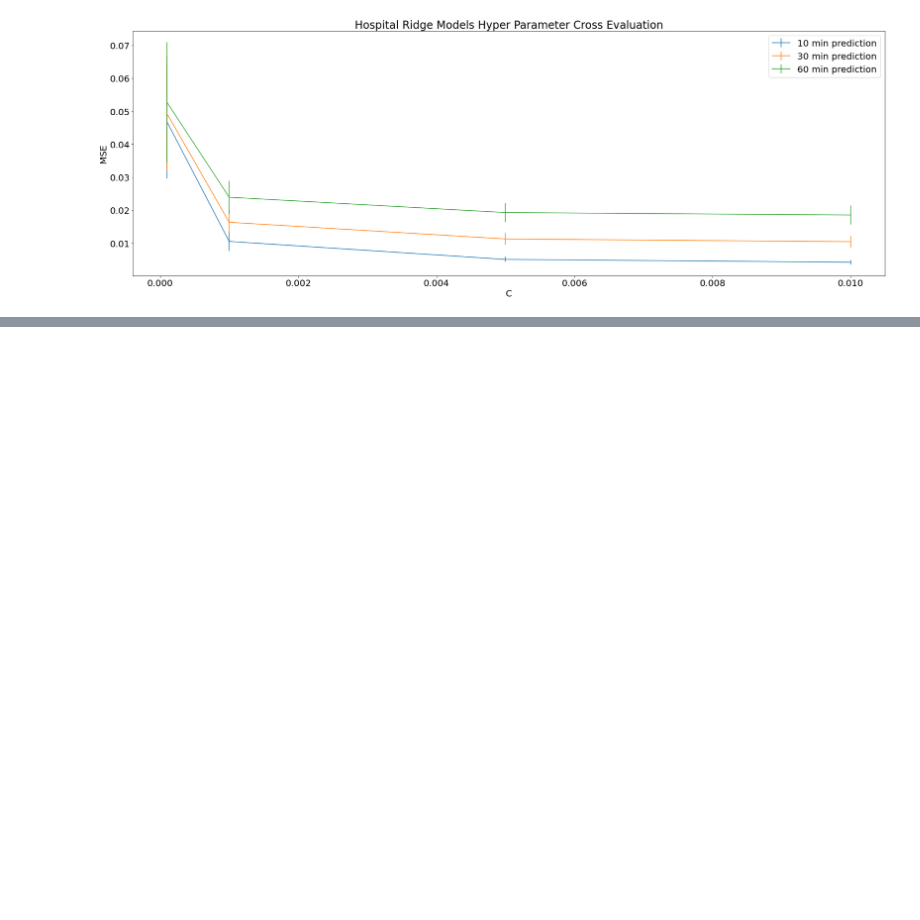
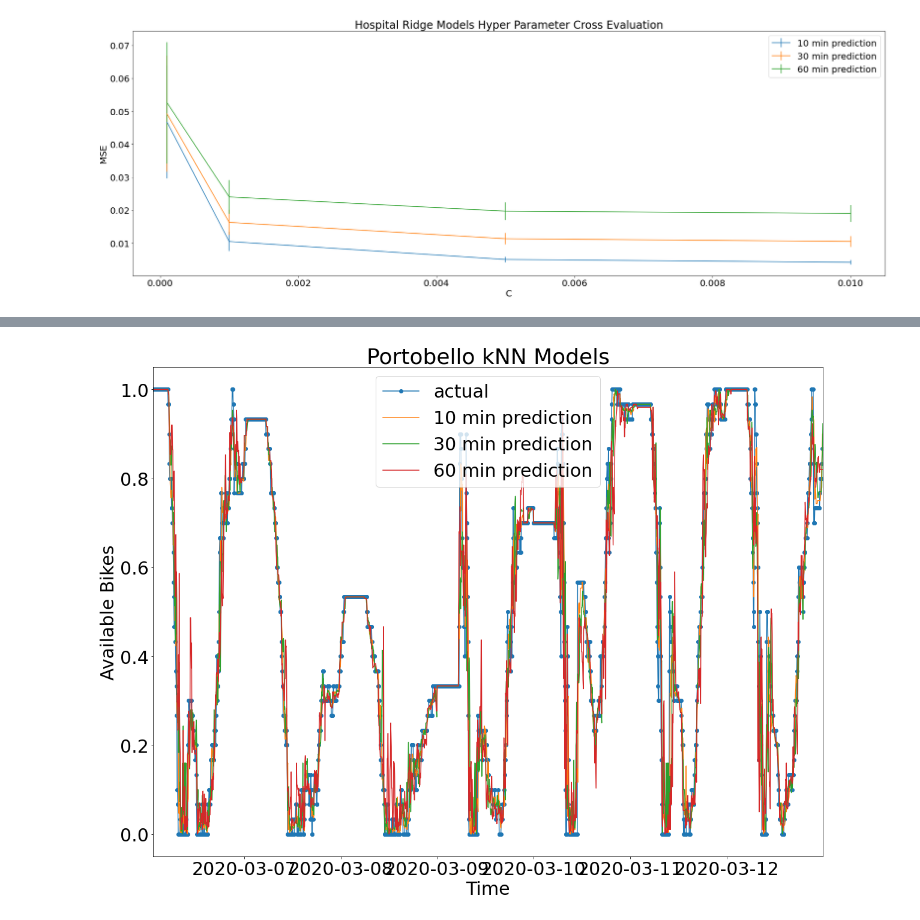
Before and after one commit to cormac-doyle/Final-Assignment-Machine-Learning, a Jupyter notebook: models.ipynb, the cells around one changed output, grey strips where cells are left out. Cells and saved outputs as stored; diff of their text form; code cells hidden in the pictures; blank space fills up the shorter version.

```diff
--- a/models.ipynb
+++ b/models.ipynb
@@ -186,0 +193,4 @@ visualise_models(Ridge(alpha = 1/(2*0.005)),df_portobello_map["10MIN"],X_portobe
+# %%
+visualise_models(KNeighborsRegressor(n_neighbors=10),df_portobello_map["10MIN"],X_portobello_map,y_portobello_map,"Portobello kNN Models")
+# %% [output]
+[figure, added]
```
Also changed, not shown: parts of 8 cells of this notebook, 1 other file.
